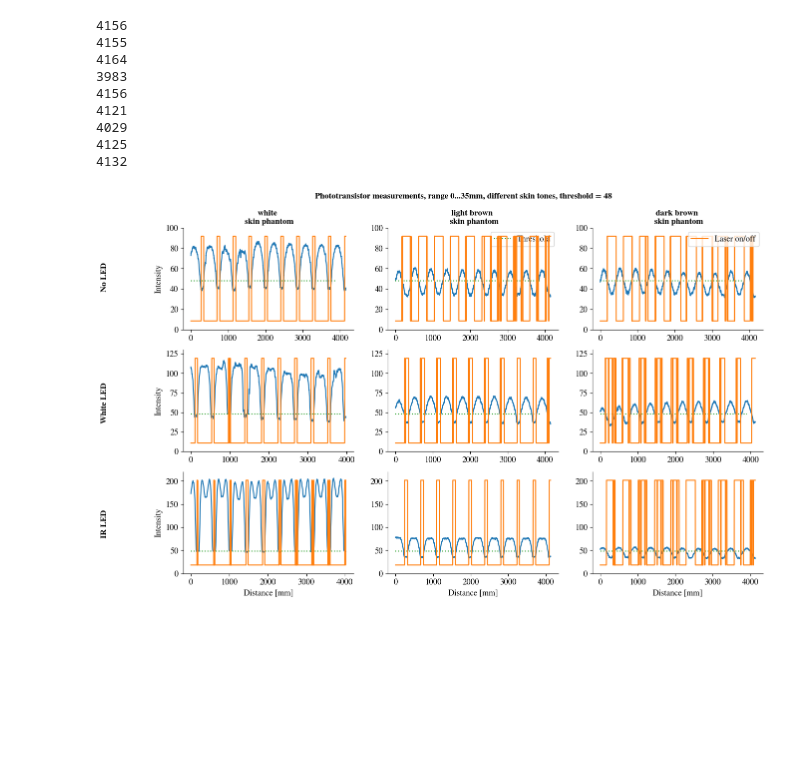
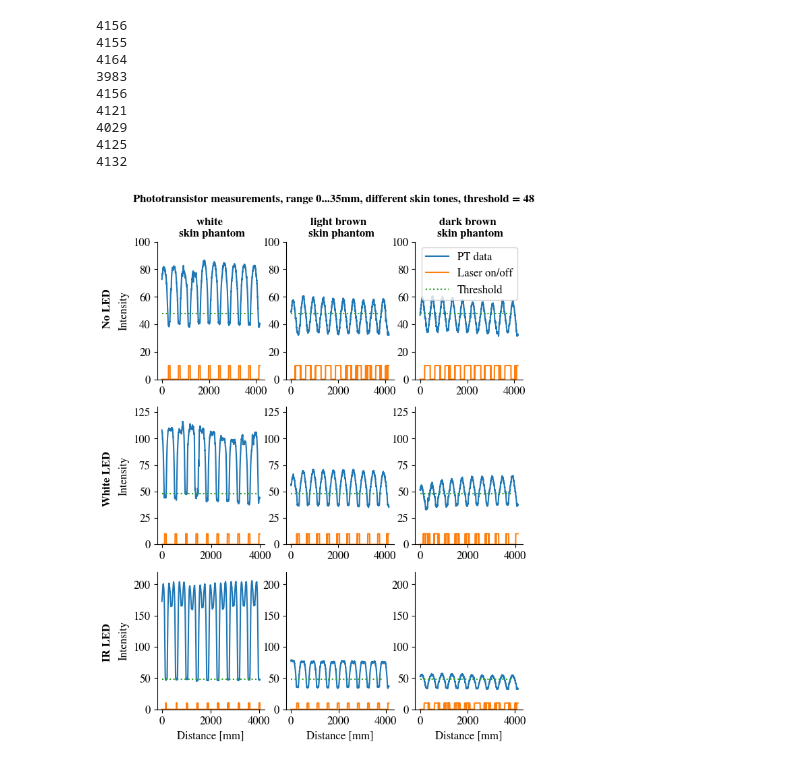
Before and after one commit to annnnna42/Arduino_KDC101_Control_and_Evaluation, a Jupyter notebook: merge/merge_plots.ipynb, the cells around one changed output. Saved outputs shown, nothing was run; the diff lists cells and outputs as text; code cells hidden in the pictures; blank space fills up the shorter version.

```diff
--- a/merge/merge_plots.ipynb
+++ b/merge/merge_plots.ipynb
@@ -620,9 +623,9 @@ make_text()
 import seaborn as sns
 import matplotlib.patches as patches
 
-fig, axs = plt.subplots(3,3, figsize=(15,9))
-axs2 = [[ax.twinx() for ax in row] for row in axs]
-axs2_flat = [ax for row in axs2 for ax in row]
+fig, axs = plt.subplots(3,3, figsize=(7,9))
+# axs2 = [[ax.twinx() for ax in row] for row in axs]
+# axs2_flat = [ax for row in axs2 for ax in row]
 
 #end = 200
 end = len(list(frames[0][1].stage))
@@ -647,49 +650,38 @@ def make_text():
 
     axs[1,0].set_ylim([0,130])
     axs[1,1].set_ylim([0,130])
     axs[1,2].set_ylim([0,130])
     axs[2,0].set_ylim([0,220])
     axs[2,1].set_ylim([0,220])
     axs[2,2].set_ylim([0,220])
 
     fig.text(0.5, 0.95, f"Phototransistor measurements, range 0...35mm, different skin tones, threshold = {threshold}", va='center', ha='center', rotation='horizontal', fontsize=fs, weight='bold')
 
     fig.text(0.02, 0.77, 'No LED', va='center', ha='center', rotation='vertical', fontsize=fs, weight='bold')
     fig.text(0.02, 0.49, 'White LED', va='center', ha='center', rotation='vertical', fontsize=fs, weight='bold')
     fig.text(0.02, 0.22, 'IR LED', va='center', ha='center', rotation='vertical', fontsize=fs, weight='bold')
 
 for i, ax in enumerate(axs.flatten()):
-    # frames = [file_index, pd_data, pd_min, pd_max]
-    # calcs = [args[i], std_min, std_max, avg_min, avg_max, popt_min, popt_max, drift, dev_list, led_state]
+    if i == 2:
+        ax.plot(list(frames[i][1].index)[0:end], list(frames[i][1].avg)[0:end], label = 'PT data')
+        ax.plot(list(frames[i][1].index)[0:end], 10*np.array(list(calcs[i][9][0:end])), color='C1', label='Laser on/off')
+        ax.hlines(y=threshold, xmin=0, xmax=3900, color='C2', label = 'Threshold', ls=':')
 
-    if i == 1:
-        ax.hlines(y=threshold, xmin=0, xmax=3900, color='C2', label = 'Threshold', ls=':')
         ax.legend(loc="upper right")
     else:
+        ax.plot(list(frames[i][1].index)[0:end], list(frames[i][1].avg)[0:end])
+        ax.plot(list(frames[i][1].index)[0:end], 10*np.array(list(calcs[i][9][0:end])), color='C1')
         ax.hlines(y=threshold, xmin=0, xmax=3900, color='C2', ls=':')
 
-    ax.plot(list(frames[i][1].index)[0:end], list(frames[i][1].avg)[0:end])
+    #ax.axis('off')
     ax.set_ylim([0,100])
-
-
-# axis for LASER on/off
-for i, ax2 in enumerate(axs2_flat):
-    if i == 2:
-        ax2.plot(list(frames[i][1].index)[0:end], list(calcs[i][9][0:end]), color='C1', label='Laser on/off')
-        ax2.legend(loc="upper right")
-    else:
-        ax2.plot(list(frames[i][1].index)[0:end], list(calcs[i][9][0:end]), color='C1')
-    ax2.set_ylim([-0.1,1.1])
-    ax2.axis('off')
-
-
 
 sns.despine()
 make_text()
 name_file = f"PT_compare_LED_threshold_{threshold}_buffer_{buffer_size}_vs_cycle"
 plt.savefig(f"../../../LaTex/Master Thesis/figures/{name_file}.pdf")
 plt.savefig(f"../../../LaTex/Master Thesis/figures/{name_file}.png")
 
 # plot against stage data
 # %% [output]
-[figure, old version]
+[figure, new version]
```
Also changed, not shown: parts of 2 cells of this notebook, 1 other file.
